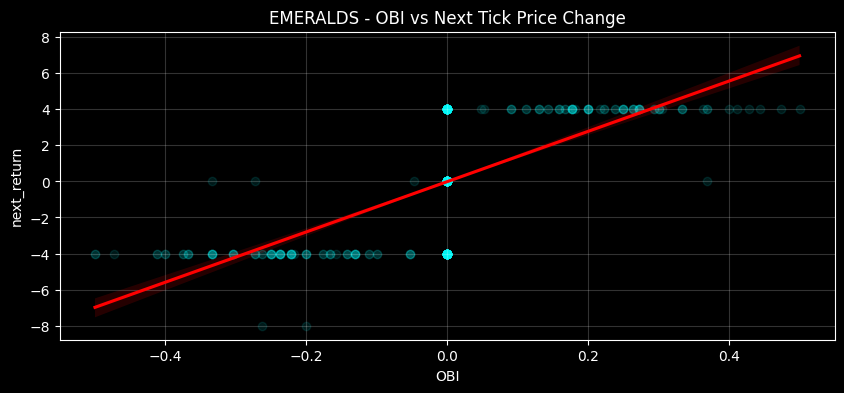
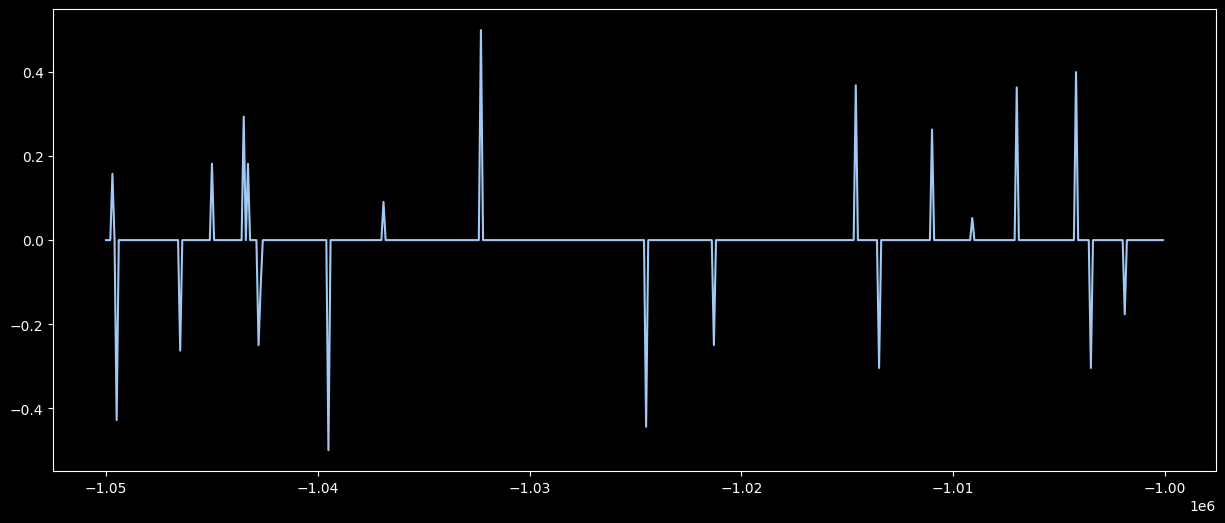
The notebook cell's code change between the first figure and the second:
--- before
+++ after
@@ -1,29 +1,33 @@
-if prices_df is not None:
-    for prod in products:
-        df = prices_continuous[prices_continuous['product'] == prod].copy()
-        
-        # Calculate Imbalance (Top level), here we're only considering the highest bid and lowest ask
-        bid_v = df['bid_volume_1'].fillna(0)
-        ask_v = df['ask_volume_1'].fillna(0)
-        # Small epsilon to avoid division by zero, we're creating a new column in the dataframe named "OBI", that for each timestep contains the value of OBI
-        df['OBI'] = (bid_v - ask_v) / (bid_v + ask_v + 1e-9)
-        
-        # Calculate next tick return, just the difference between the 1 step ahead middle price and current middle price
-        df['next_return'] = df['mid_price'].shift(-1) - df['mid_price']
-        
-        # Drop NaNs
-        df_clean = df.dropna(subset=['OBI', 'next_return'])
-        
-        # Correlation between current OBI and next return
-        corr, pval = stats.pearsonr(df_clean['OBI'], df_clean['next_return'])
-        
-        # Since for both instruments the p-value is lower than 0.05, there's correlation between OBI and next return
-        print(f'{prod} - Correlation (OBI vs Next Return): {corr:.4f} (p-value: {pval:.4f})')
-        
-        # Visualise 
-        plt.figure(figsize=(10, 4))
-        sns.regplot(data=df_clean.sample(min(5000, len(df_clean))), x='OBI', y='next_return', 
-                    scatter_kws={'alpha':0.1, 'color':'cyan'}, line_kws={'color':'red'})
-        plt.title(f'{prod} - OBI vs Next Tick Price Change')
-        plt.grid(True, alpha=0.2)
-        plt.show()
+for prod in products:
+    df = prices_continuous[prices_continuous['product'] == prod].copy()
+    
+    # Calculate Imbalance (Top level), here we're only considering the highest bid and lowest ask
+    bid_v = df['bid_volume_1'].fillna(0)
+    ask_v = df['ask_volume_1'].fillna(0)
+    # Small epsilon to avoid division by zero, we're creating a new column in the dataframe named "OBI", that for each timestep contains the value of OBI
+    df['OBI'] = (bid_v - ask_v) / (bid_v + ask_v + 1e-9)
+    
+    # Calculate next tick return, just the difference between the 1 step ahead middle price and current middle price
+    df['next_return'] = df['mid_price'].shift(-1) - df['mid_price']
+    
+
+    plt.figure(figsize=(15,6))
+    plt.plot(df["t"][-500:], df["OBI"][-500:])
+    plt.figure(figsize=(15,6))
+    plt.plot(df["t"][-500:], df["mid_price"][-500:])
+    # Drop NaNs
+    df_clean = df.dropna(subset=['OBI', 'next_return'])
+    
+    # Correlation between current OBI and next return
+    corr, pval = stats.pearsonr(df_clean['OBI'], df_clean['next_return'])
+    
+    # Since for both instruments the p-value is lower than 0.05, there's correlation between OBI and next return
+    print(f'{prod} - Correlation (OBI vs Next Return): {corr:.4f} (p-value: {pval:.4f})')
+    
+    # Visualise 
+    plt.figure(figsize=(10, 4))
+    sns.regplot(data=df_clean.sample(min(5000, len(df_clean))), x='OBI', y='next_return', 
+                scatter_kws={'alpha':0.1, 'color':'cyan'}, line_kws={'color':'red'})
+    plt.title(f'{prod} - OBI vs Next Tick Price Change')
+    plt.grid(True, alpha=0.2)
+    plt.show()

Commit: Changed a few things